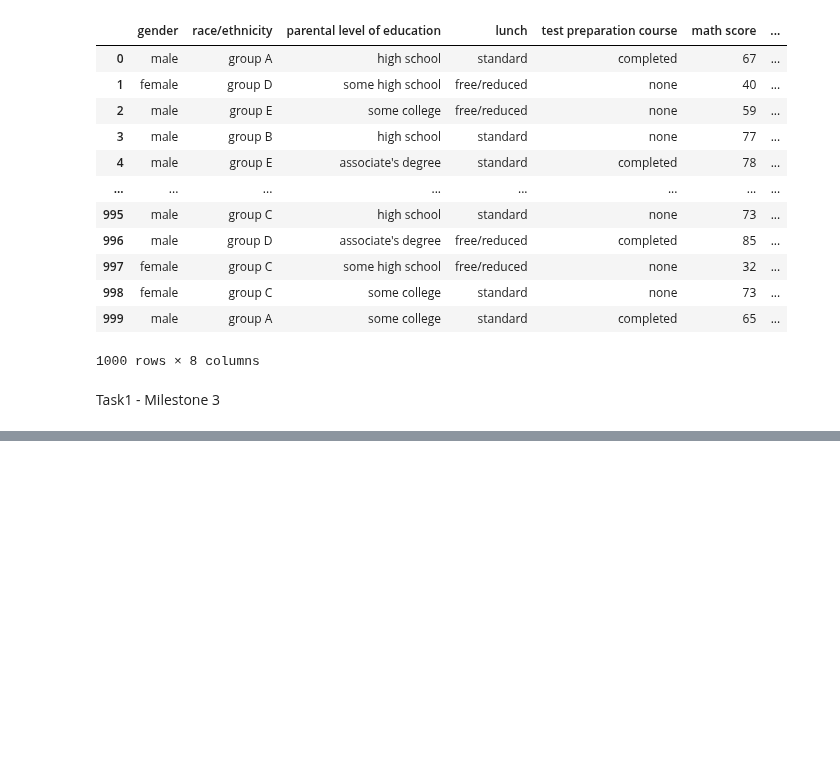
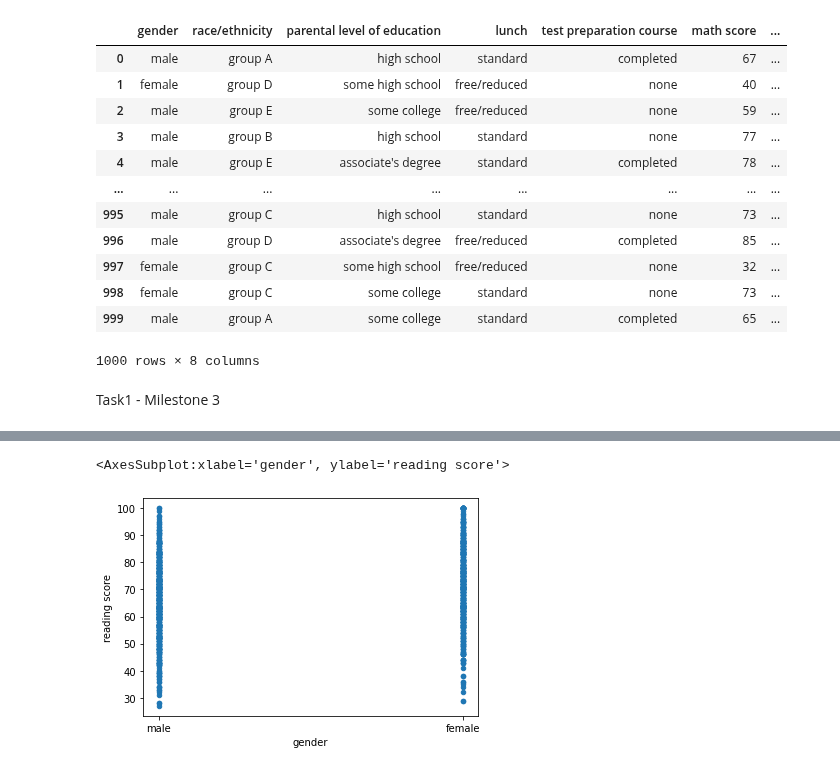
Before and after one commit to ubco-W2022T1-cosc301/project-group01, a Jupyter notebook: notebooks/analysis2.ipynb, the cells around one changed output, grey strips where cells are left out. Drawn from its saved outputs; the diff is of its cells as text; code cells hidden in the pictures; blank space fills up the shorter version.

```diff
--- a/notebooks/analysis2.ipynb
+++ b/notebooks/analysis2.ipynb
@@ -50,0 +81,5 @@ dp.describe()
+# %%
+dp.plot(kind = 'scatter', x= 'gender', y='reading score')
+# %% [output]
+<AxesSubplot:xlabel='gender', ylabel='reading score'>
+[figure, added]
```
Also changed, not shown: parts of 5 cells of this notebook.
